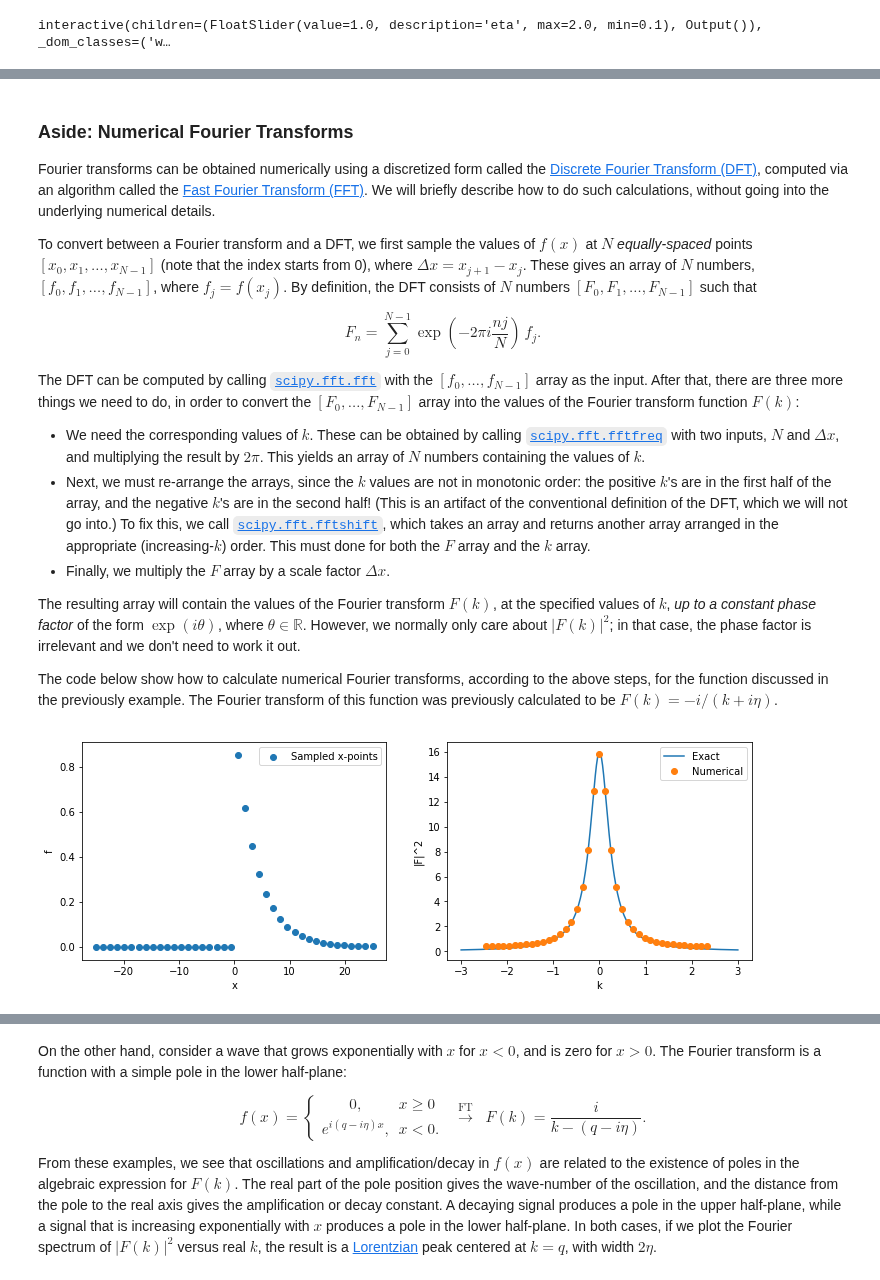
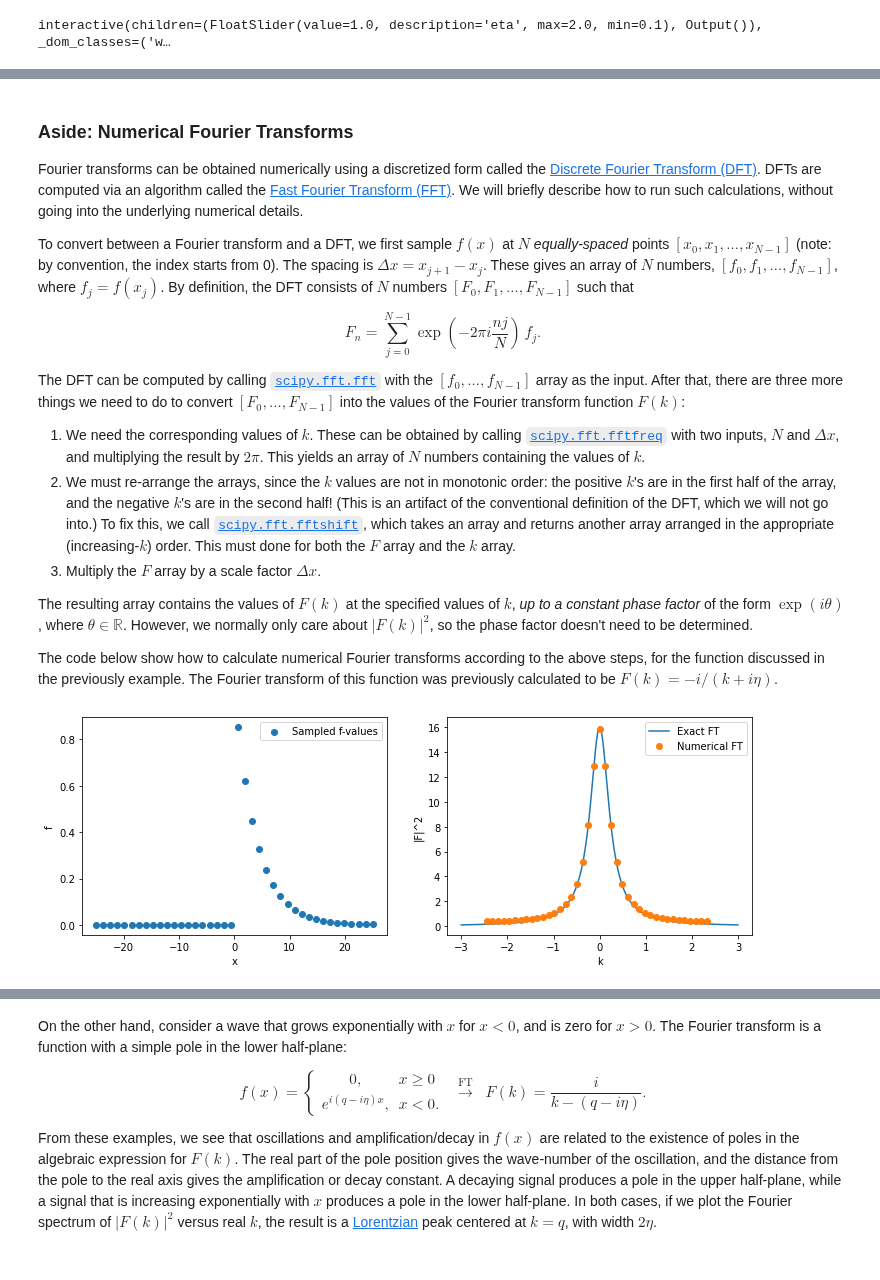
Before and after one commit to seewhydee/ntuphys_nb, a Jupyter notebook: MH2801/09_fourier_transform.ipynb, the cells around one changed output, grey strips where cells are left out. Saved outputs shown, nothing was run; the diff lists cells and outputs as text; code cells hidden in the pictures.

```diff
--- a/MH2801/09_fourier_transform.ipynb
+++ b/MH2801/09_fourier_transform.ipynb
@@ -278,55 +276,56 @@ which is indeed the function that we started out with.
 # %% [markdown]
 ### Aside: Numerical Fourier Transforms<a name="DFT"></a>
 
-Fourier transforms can be obtained numerically using a discretized form called the [Discrete Fourier Transform (DFT)](https://en.wikipedia.org/wiki/Discrete_Fourier_transform), computed via an algorithm called the [Fast Fourier Transform (FFT)](https://en.wikipedia.org/wiki/Fast_Fourier_transform).  We will briefly describe how to do such calculations, without going into the underlying numerical details.
+Fourier transforms can be obtained numerically using a discretized form called the [Discrete Fourier Transform (DFT)](https://en.wikipedia.org/wiki/Discrete_Fourier_transform). DFTs are computed via an algorithm called the [Fast Fourier Transform (FFT)](https://en.wikipedia.org/wiki/Fast_Fourier_transform).  We will briefly describe how to run such calculations, without going into the underlying numerical details.
 
-To convert between a Fourier transform and a DFT, we first sample the values of $f(x)$ at $N$ *equally-spaced* points $[x_0, x_1, \dots, x_{N-1}]$ (note that the index starts from 0), where $\Delta x = x_{j+1} - x_j$.  These gives an array of $N$ numbers, $[f_0, f_1, \dots, f_{N-1}]$, where $f_j = f(x_j)$. By definition, the DFT consists of $N$ numbers $[F_0, F_1, \dots, F_{N-1}]$ such that
+To convert between a Fourier transform and a DFT, we first sample $f(x)$ at $N$ *equally-spaced* points $[x_0, x_1, \dots, x_{N-1}]$ (note: by convention, the index starts from 0). The spacing is $\Delta x = x_{j+1} - x_j$.  These gives an array of $N$ numbers, $[f_0, f_1, \dots, f_{N-1}]$, where $f_j = f(x_j)$. By definition, the DFT consists of $N$ numbers $[F_0, F_1, \dots, F_{N-1}]$ such that
 
 $$F_n = \sum_{j=0}^{N-1} \exp\left(-2\pi i \frac{nj}{N}\right)\, f_j.$$
 
-The DFT can be computed by calling [`scipy.fft.fft`](https://docs.scipy.org/doc/scipy/reference/generated/scipy.fftpack.fft.html) with the $[f_0,\dots,f_{N-1}]$ array as the input. After that, there are three more things we need to do, in order to convert the $[F_0, \dots, F_{N-1}]$ array into the values of the Fourier transform function $F(k)$:
-* We need the corresponding values of $k$. These can be obtained by calling [`scipy.fft.fftfreq`](https://docs.scipy.org/doc/scipy/reference/generated/scipy.fftpack.fftfreq.html) with two inputs, $N$ and $\Delta x$, and multiplying the result by $2\pi$. This yields an array of $N$ numbers containing the values of $k$.
-* Next, we must re-arrange the arrays, since the $k$ values are not in monotonic order: the positive $k$'s are in the first half of the array, and the negative $k$'s are in the second half! (This is an artifact of the conventional definition of the DFT, which we will not go into.) To fix this, we call [`scipy.fft.fftshift`](https://docs.scipy.org/doc/scipy/reference/generated/scipy.fftpack.fftshift.html), which takes an array and returns another array arranged in the appropriate (increasing-$k$) order. This must done for both the $F$ array and the $k$ array.
-* Finally, we multiply the $F$ array by a scale factor $\Delta x$.
+The DFT can be computed by calling [`scipy.fft.fft`](https://docs.scipy.org/doc/scipy/reference/generated/scipy.fftpack.fft.html) with the $[f_0,\dots,f_{N-1}]$ array as the input. After that, there are three more things we need to do to convert $[F_0, \dots, F_{N-1}]$ into the values of the Fourier transform function $F(k)$:
 
-The resulting array will contain the values of the Fourier transform $F(k)$, at the specified values of $k$, *up to a constant phase factor* of the form $\exp(i\theta)$, where $\theta \in \mathbb{R}$.  However, we normally only care about $|F(k)|^2$; in that case, the phase factor is irrelevant and we don't need to work it out.
+1. We need the corresponding values of $k$. These can be obtained by calling [`scipy.fft.fftfreq`](https://docs.scipy.org/doc/scipy/reference/generated/scipy.fftpack.fftfreq.html) with two inputs, $N$ and $\Delta x$, and multiplying the result by $2\pi$. This yields an array of $N$ numbers containing the values of $k$.
+2. We must re-arrange the arrays, since the $k$ values are not in monotonic order: the positive $k$'s are in the first half of the array, and the negative $k$'s are in the second half! (This is an artifact of the conventional definition of the DFT, which we will not go into.) To fix this, we call [`scipy.fft.fftshift`](https://docs.scipy.org/doc/scipy/reference/generated/scipy.fftpack.fftshift.html), which takes an array and returns another array arranged in the appropriate (increasing-$k$) order. This must done for both the $F$ array and the $k$ array.
+3. Multiply the $F$ array by a scale factor $\Delta x$.
 
-The code below show how to calculate numerical Fourier transforms, according to the above steps, for the function discussed in the previously example.  The Fourier transform of this function was previously calculated to be $F(k) = -i/(k+i\eta)$.
+The resulting array contains the values of $F(k)$ at the specified values of $k$, *up to a constant phase factor* of the form $\exp(i\theta)$, where $\theta \in \mathbb{R}$.  However, we normally only care about $|F(k)|^2$, so the phase factor doesn't need to be determined.
+
+The code below show how to calculate numerical Fourier transforms according to the above steps, for the function discussed in the previously example.  The Fourier transform of this function was previously calculated to be $F(k) = -i/(k+i\eta)$.
 # %%
 from numpy import linspace, exp, pi
 from numpy.fft import fft, fftfreq, fftshift
 import matplotlib.pyplot as plt
 
 eta = 0.25
 
 x  = linspace(-25, 25, 40)              # List of N equally-spaced values of x.
 dx = x[1] - x[0]                        # The x-spacing
 f  = exp(-eta * x); f[x < 0] = 0.       # The values of f(x) at those points.
 
 F  = fft(f)                       # 0. Calculate the DFT of the f array.
 k = 2 * pi * fftfreq(len(x), dx)  # 1. Get the values of k
 k = fftshift(k)                   # 2. Rearrange the k array
 F = fftshift(F)                   # 2. Rearrange the F array
 F = dx * F                        # 3. Scale the F array by dx
 
 ## Plot f vs x
 plt.figure(figsize=(12,4))
 plt.subplot(1,2,1)
-plt.scatter(x, f.real, label='Sampled x-points')
+plt.scatter(x, f.real, label='Sampled f-values')
 plt.xlabel('x'); plt.ylabel('f')
 plt.legend()
 
 ## Plot the Fourier spectrum, and compare it to the previously-calculated result.
 plt.subplot(1,2,2)
 k2 = linspace(-3, 3, 500)
 F2 = -1j / (k2 - 1j*eta)
-plt.plot(k2, abs(F2)**2, label='Exact')
-plt.plot(k, abs(F)**2, 'o', label='Numerical')
+plt.plot(k2, abs(F2)**2, label='Exact FT')
+plt.plot(k, abs(F)**2, 'o', label='Numerical FT')
 plt.xlabel('k'); plt.ylabel('|F|^2')
 plt.legend()
 plt.show()
 # %% [output]
-[figure, old version]
+[figure, new version]
 # %% [markdown]
 ## Fourier transforms for time-domain functions<a name="fourier_time"></a>
 
```
Also changed, not shown: parts of 16 cells of this notebook, 2 other files.
